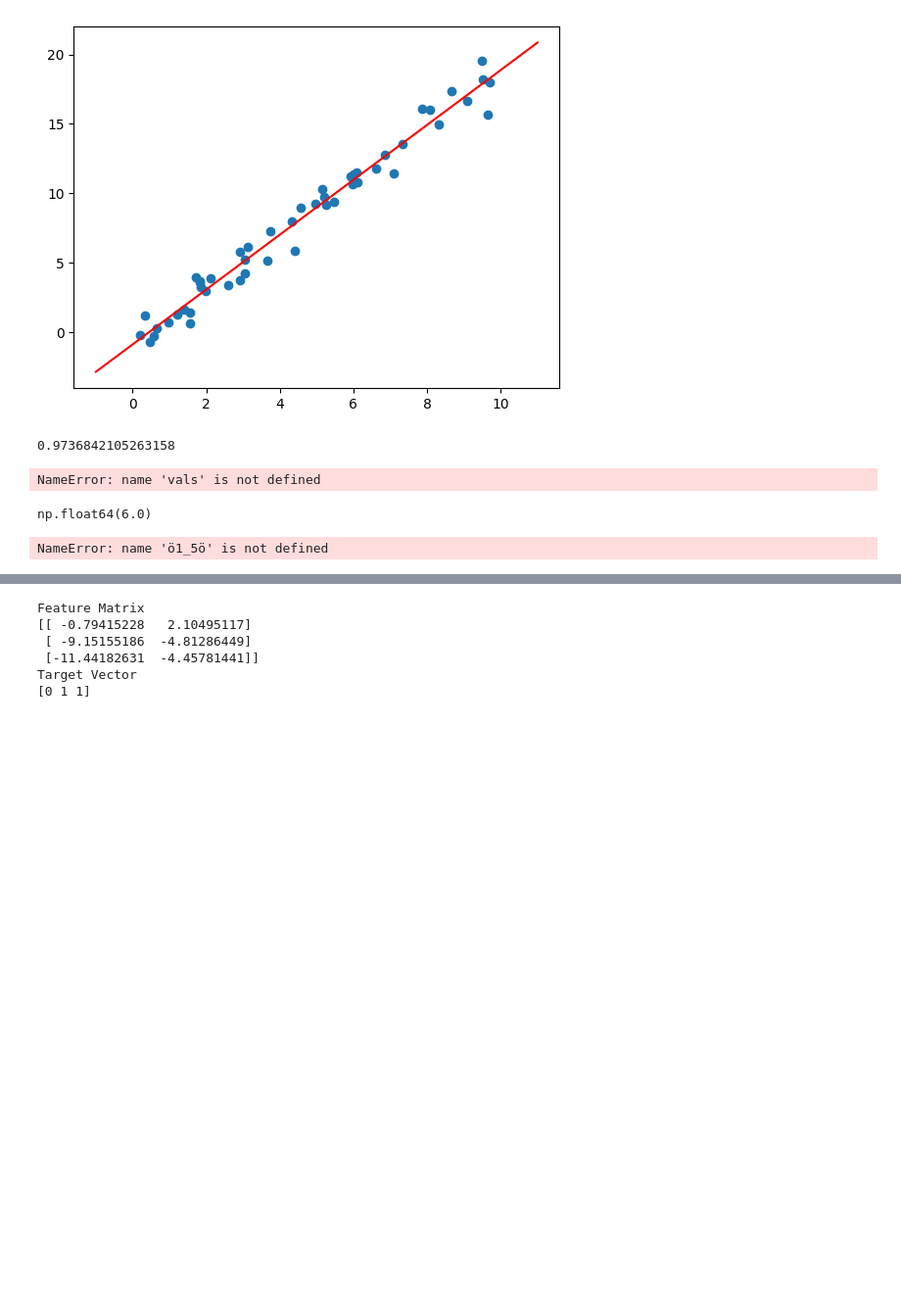
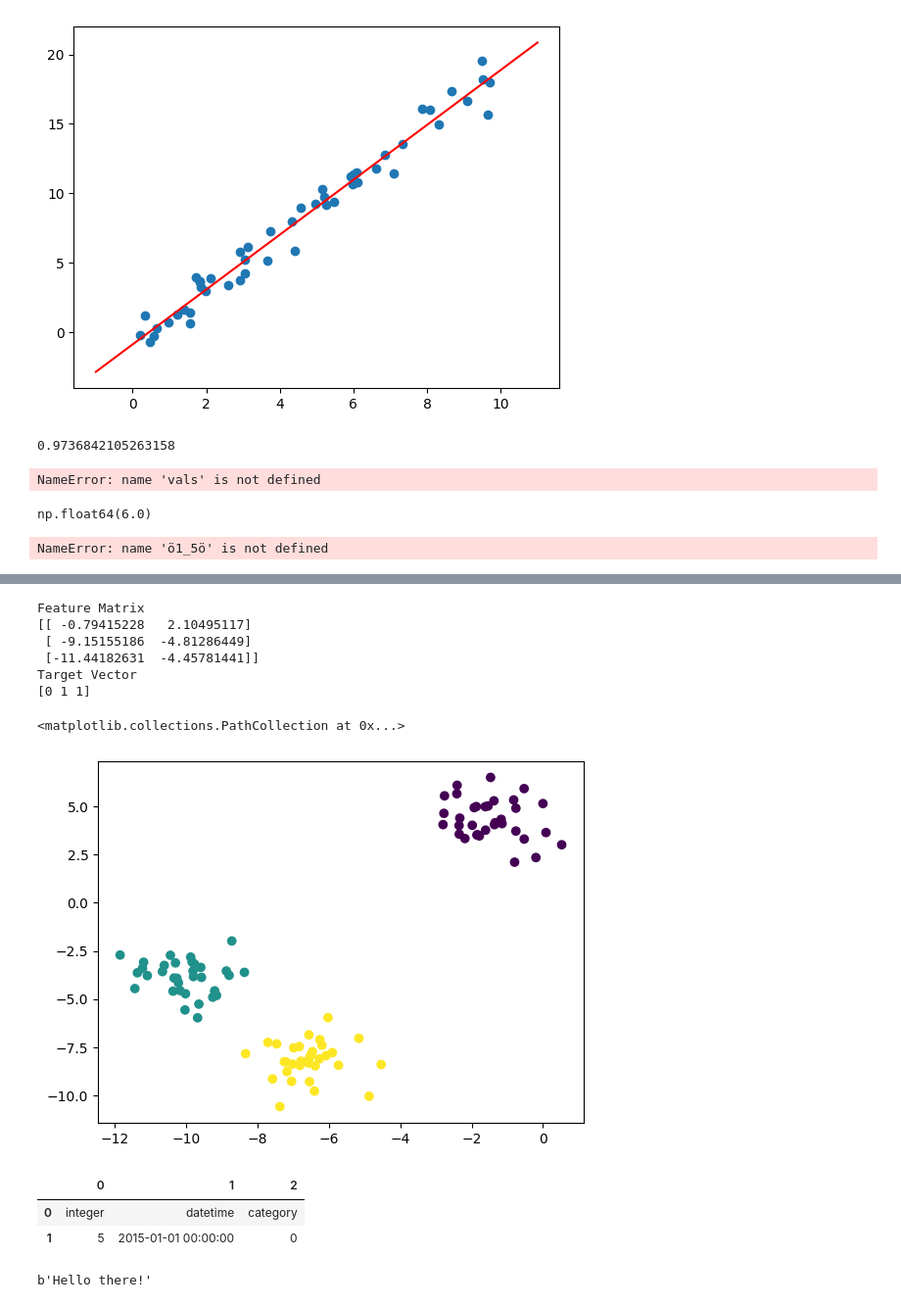
Before and after one commit to reneederer/JupyterSnippets, a Jupyter notebook: python.ipynb, the cells around one changed output, grey strips where cells are left out. Shown: that part at 98% size. Cells and saved outputs as stored; diff of their text form; code cells hidden in the pictures; blank space fills up the shorter version.

```diff
--- a/python.ipynb
+++ b/python.ipynb
@@ -238,35 +292,40 @@ print(target[:3])
 # %%
-# Create simulated dataset (make_classification)
-from sklearn.datasets import make_classification
-features, target, = \
-    make_classification(n_samples=100,
-                          n_features=3,
-                          n_informative=3,
-                          n_redundant=0,
-                          n_classes=2,
-                          weights=[0.25, 0.75],
-                          random_state=1)
+# Create simulated dataset (make_blobs)
+from sklearn.datasets import make_blobs
+import matplotlib.pyplot as plt
+
+features, target = \
+    make_blobs(n_samples=100,
+               n_features=2,
+               centers=3,
+               shuffle=True,
+               random_state=1)
 print(f'Feature Matrix')
 print(features[:3])
 print(f'Target Vector')
 print(target[:3])
+plt.scatter(features[:,0], features[:,1], c=target)
+# centers parameter determines the number of clusters generated.
+# Using the matplotlib visualization library, we can visualize the clusters generated by
+# make_blobs
+# %% [output]
+Feature Matrix
+[[ -0.79415228   2.10495117]
+ [ -9.15155186  -4.81286449]
+ [-11.44182631  -4.45781441]]
+Target Vector
+[0 1 1]
+<matplotlib.collections.PathCollection at 0x...>
+[figure, added]
-# %%
-# Create simulated dataset (make_blobs)
-from sklearn.datasets import make_blobs
-features, target = \
-    make_blobs(n_samples=100,
-               n_features=2,
-               centers=3,
-               shuffle=True,
-               random_state=1)
-print(f'Feature Matrix')
-print(features[:3])
-print(f'Target Vector')
-print(target[:3])
-# %% [output]
-Feature Matrix
-[[ -0.79415228   2.10495117]
- [ -9.15155186  -4.81286449]
- [-11.44182631  -4.45781441]]
-Target Vector
-[0 1 1]
+# %%
+# Load CSV file
+import pandas as pd
+url = 'https://raw.githubusercontent.com/chrisalbon/sim_data/master/data.csv'
+# Load dataset
+dataframe = pd.read_csv(url, sep=',', header=None)
+# View first two rows
+dataframe.head(2)
+# %% [output]
+|  | 0 | 1 | 2 |
+| 0 | integer | datetime | category |
+| 1 | 5 | 2015-01-01 00:00:00 | 0 |
@@ -272,0 +338,11 @@ Target Vector
+# %%
+# Load unstructured data
+import requests
+r = requests.get("https://machine-learning-python-cookbook.s3.amazonaws.com/text.txt")
+r.content
+# with open('text.txt', 'wb') as f:
+    # f.write(r.content)
+# with open('text.txt', 'r') as f:
+    # text = f.read()
+# %% [output]
+b'Hello there!'
```
Also changed, not shown: parts of 18 cells of this notebook, 2 other files.
